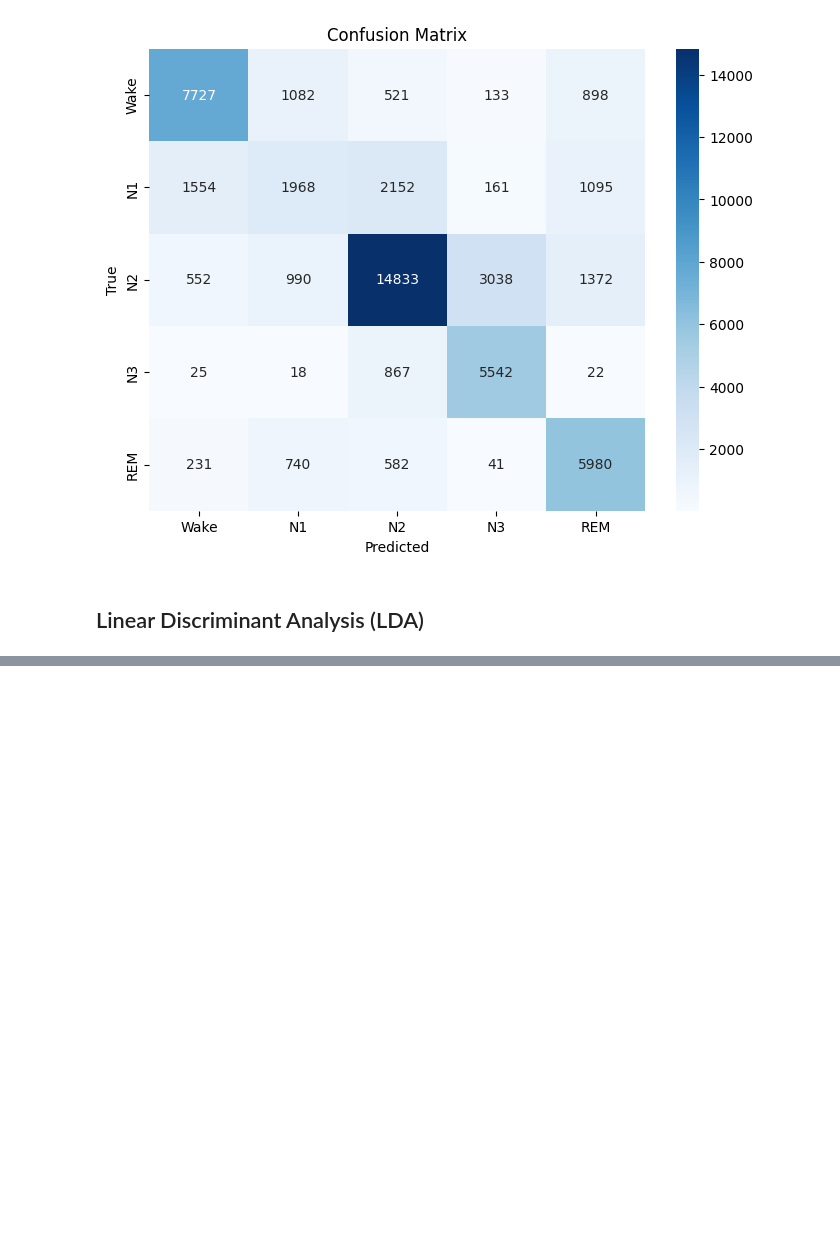
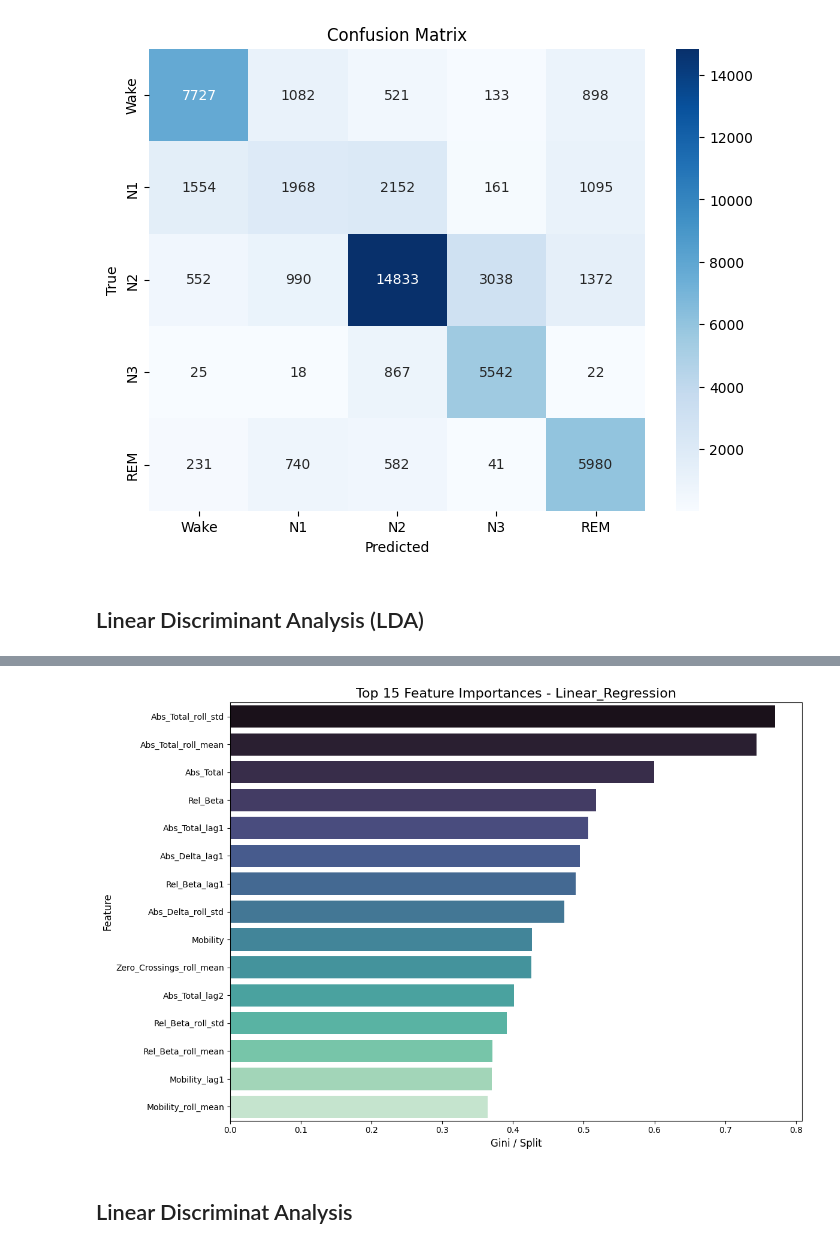
Before and after one commit to CarmenTheodoraCraciun/Sleep-Quality-Based-EEG-Signals, a Jupyter notebook: ml_models/3_Probabilistic_Models.ipynb, the cells around one changed output, grey strips where cells are left out. Drawn from its saved outputs; the diff is of its cells as text; code cells hidden in the pictures; blank space fills up the shorter version.

```diff
--- a/ml_models/3_Probabilistic_Models.ipynb
+++ b/ml_models/3_Probabilistic_Models.ipynb
@@ -612,0 +523,15 @@ weighted avg       0.54      0.52      0.50     52124
+# %%
+X_full_norm_basic = pd.concat([X_train_norm_basic, X_val_norm_basic], ignore_index=True)
+y_full_norm_basic = pd.concat([y_train_norm_basic, y_val_norm_basic], ignore_index=True)
+
+X_full_norm_enhanced = pd.concat([X_train_norm_enhanced, X_val_norm_enhanced], ignore_index=True)
+y_full_norm_enhanced = pd.concat([y_train_norm_enhanced, y_val_norm_enhanced], ignore_index=True)
+
+scaler_lr = StandardScaler()
+X_train_lr_scaled = scaler_lr.fit_transform(X_train_norm_enhanced.fillna(0))
+X_val_lr_scaled = scaler_lr.transform(X_val_norm_enhanced.fillna(0))
+
+X_full_lr_scaled = pd.concat([
+    pd.DataFrame(X_train_lr_scaled, columns=X_train_norm_enhanced.columns),
+    pd.DataFrame(X_val_lr_scaled, columns=X_val_norm_enhanced.columns)
+], ignore_index=True)
@@ -612,0 +540,17 @@ weighted avg       0.54      0.52      0.50     52124
+# %%
+lr_model = LogisticRegression(
+    class_weight='balanced',
+    max_iter=2000,
+    solver='lbfgs',
+    n_jobs=-1,
+    random_state=42
+)
+
+best_lr_cv, mean_acc_lr = model_fct.cross_validation_model(
+    model=lr_model,
+    X=X_full_lr_scaled,
+    y=y_full_norm_enhanced,
+    n_splits=5,
+    model_name="Logistic_Regression",
+    save_path="./models"
+)
@@ -612,0 +575,10 @@ weighted avg       0.54      0.52      0.50     52124
+# %%
+df_importance_lr = get_linear_importance(
+    model=best_lr_cv,
+    feature_names=X_full_lr_scaled.columns,
+    model_name="Linear_Regression"
+)
+# %% [output]
+[figure, added]
+# %% [markdown]
+## Linear Discriminat Analysis
```
Also changed, not shown: parts of 42 cells of this notebook.
